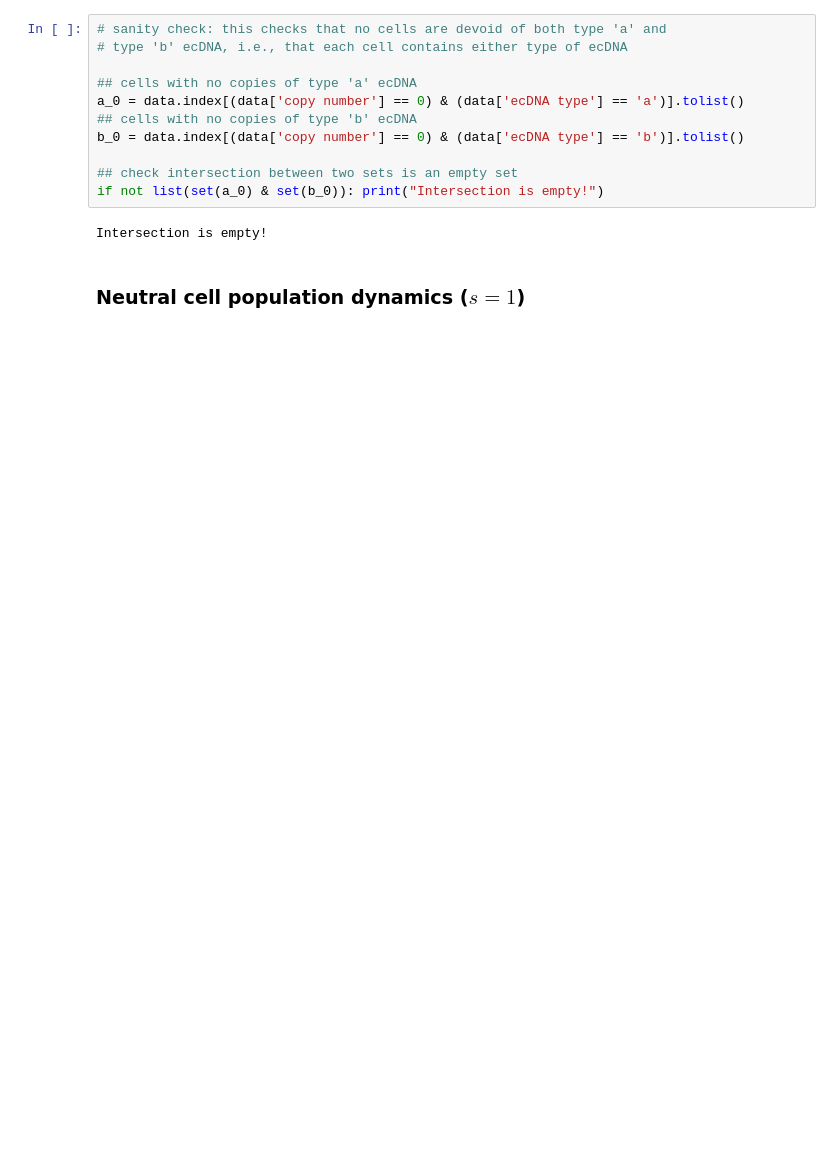
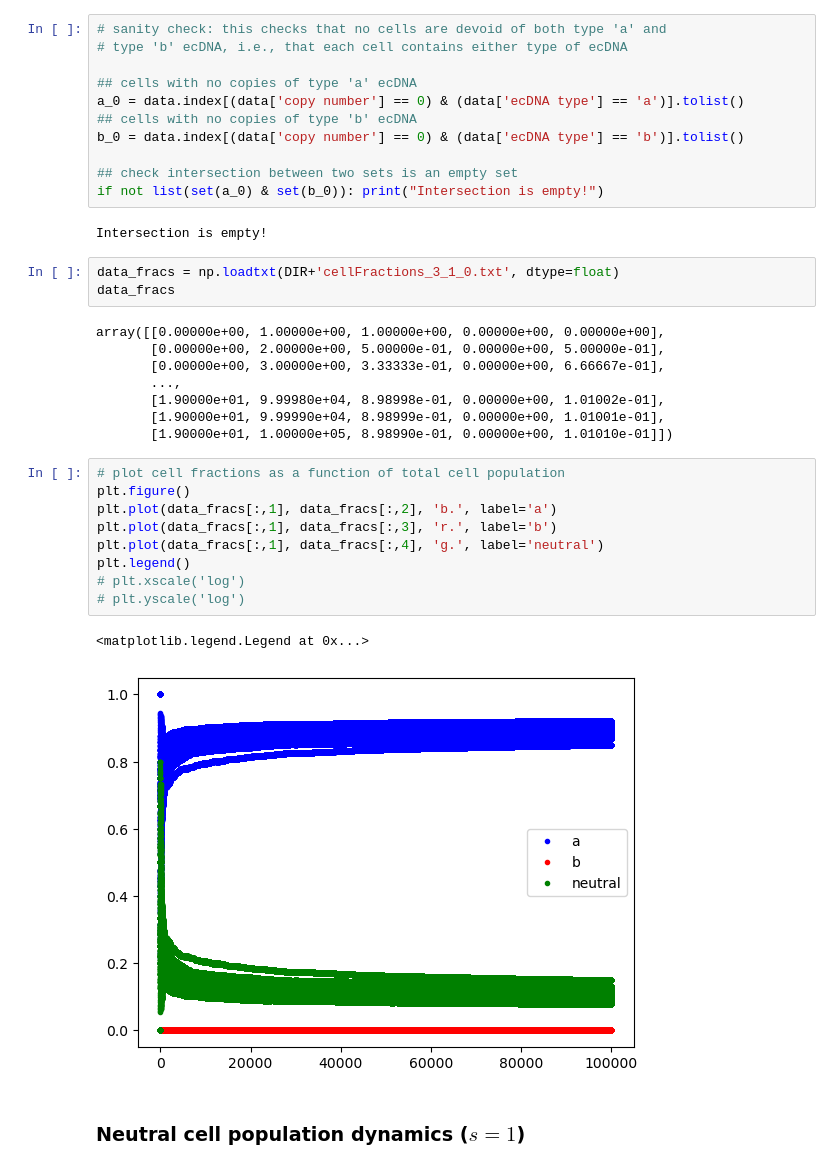
Before and after one commit to poulamisganguly/ECDNA-DYNAMICS, a Jupyter notebook: python/stats.ipynb, the cells around one changed output. Drawn from its saved outputs; the diff is of its cells as text; blank space fills up the shorter version.

```diff
--- a/python/stats.ipynb
+++ b/python/stats.ipynb
@@ -76,6 +76,29 @@ b_0 = data.index[(data['copy number'] == 0) & (data['ecDNA type'] == 'b')].tolis
 if not list(set(a_0) & set(b_0)): print("Intersection is empty!")
 # %% [output]
 Intersection is empty!
+# %%
+data_fracs = np.loadtxt(DIR+'cellFractions_3_1_0.txt', dtype=float)
+data_fracs
+# %% [output]
+array([[0.00000e+00, 1.00000e+00, 1.00000e+00, 0.00000e+00, 0.00000e+00],
+       [0.00000e+00, 2.00000e+00, 5.00000e-01, 0.00000e+00, 5.00000e-01],
+       [0.00000e+00, 3.00000e+00, 3.33333e-01, 0.00000e+00, 6.66667e-01],
+       ...,
+       [1.90000e+01, 9.99980e+04, 8.98998e-01, 0.00000e+00, 1.01002e-01],
+       [1.90000e+01, 9.99990e+04, 8.98999e-01, 0.00000e+00, 1.01001e-01],
+       [1.90000e+01, 1.00000e+05, 8.98990e-01, 0.00000e+00, 1.01010e-01]])
+# %%
+# plot cell fractions as a function of total cell population
+plt.figure()
+plt.plot(data_fracs[:,1], data_fracs[:,2], 'b.', label='a')
+plt.plot(data_fracs[:,1], data_fracs[:,3], 'r.', label='b')
+plt.plot(data_fracs[:,1], data_fracs[:,4], 'g.', label='neutral')
+plt.legend()
+# plt.xscale('log')
+# plt.yscale('log')
+# %% [output]
+<matplotlib.legend.Legend at 0x...>
+[figure, added]
 # %% [markdown]
 ### Neutral cell population dynamics ($s=1$)
 # %%
```
Also changed, not shown: parts of 3 cells of this notebook, 4 other files.
